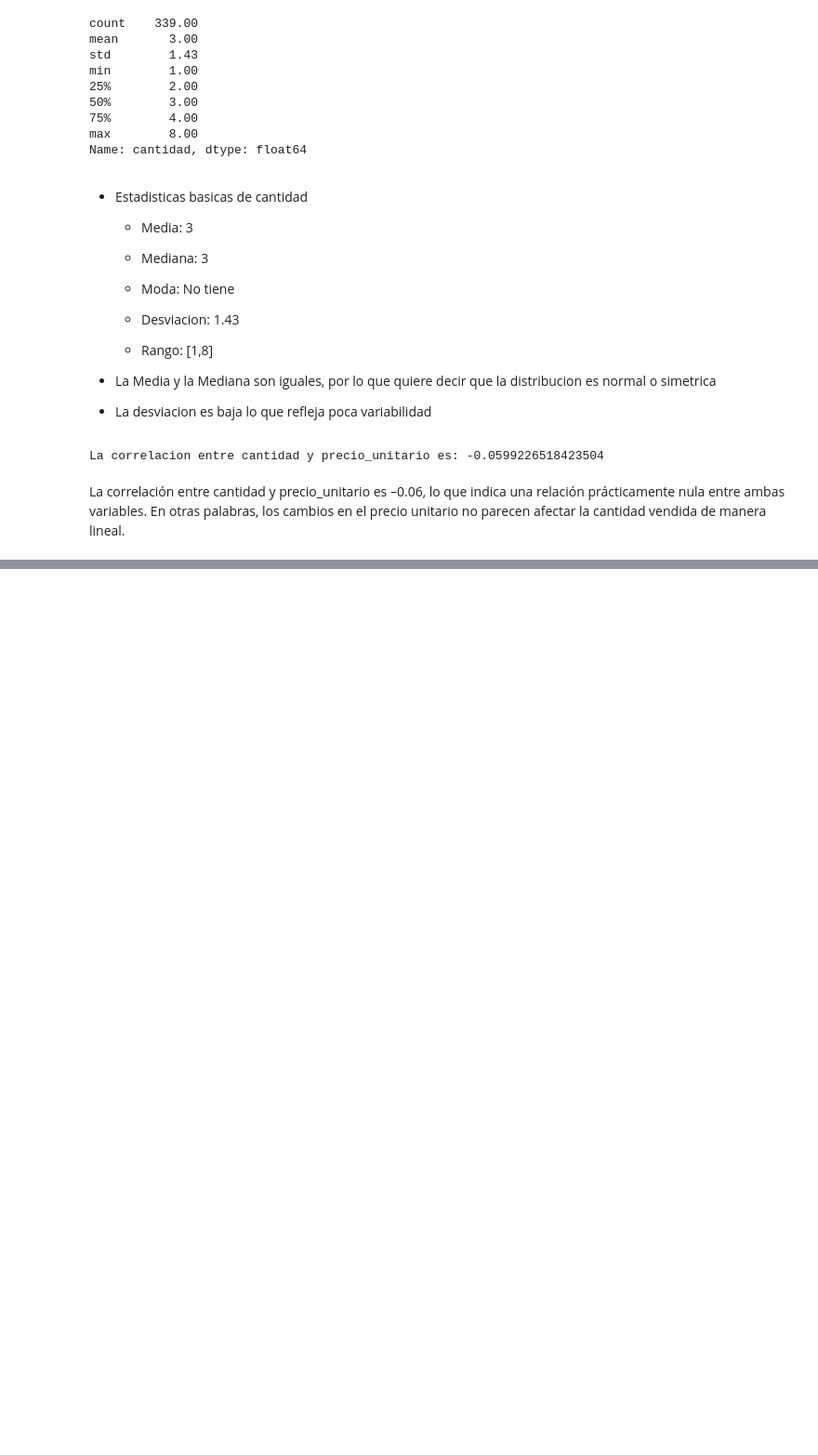
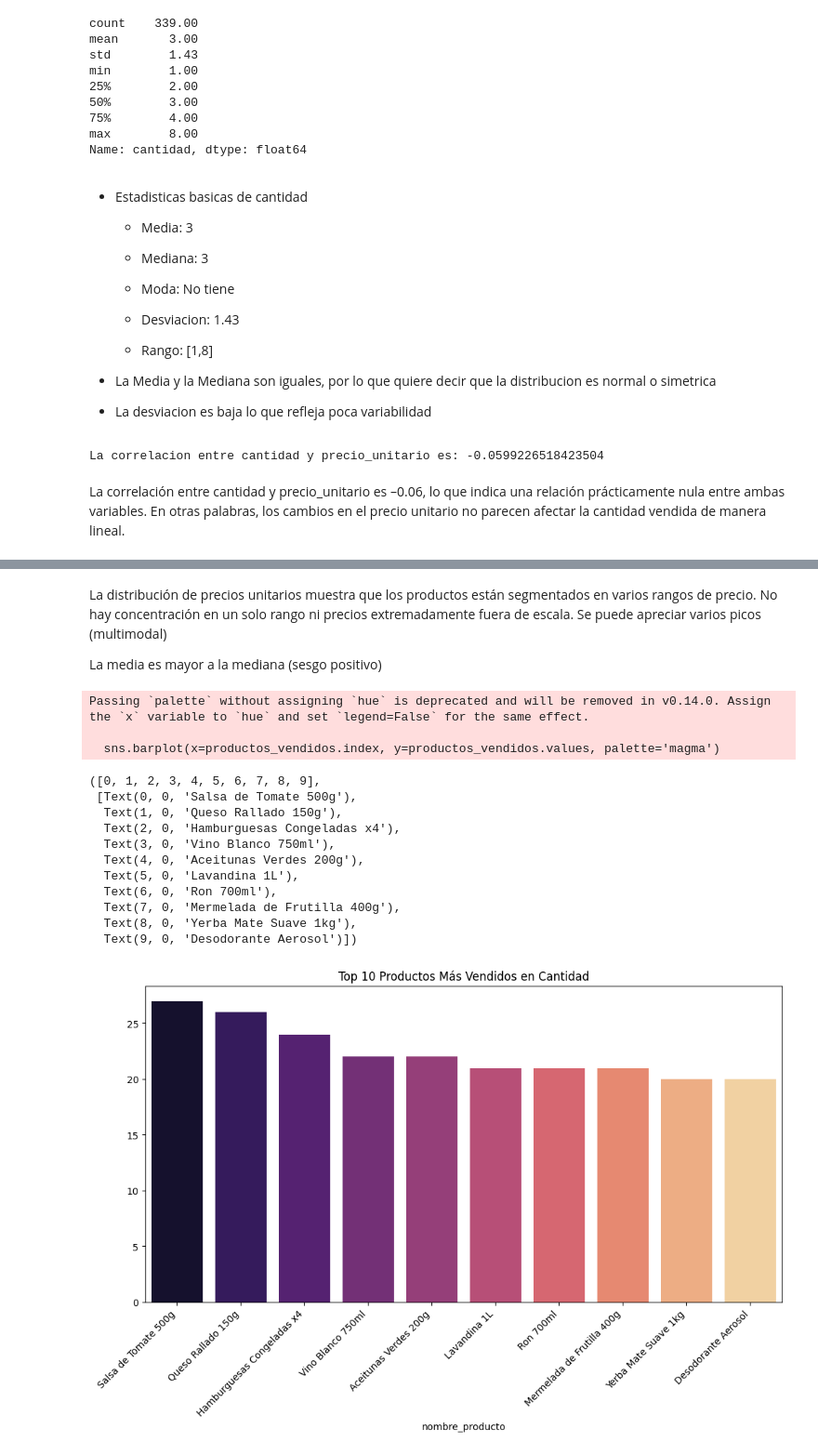
Before and after one commit to luisestebanardiles/Proyecto-Aurelion, a Jupyter notebook: limpieza_datos.ipynb, the cells around one changed output, grey strips where cells are left out. Shown: that part at 93% size. Drawn from its saved outputs; the diff is of its cells as text; code cells hidden in the pictures; blank space fills up the shorter version.

```diff
--- a/limpieza_datos.ipynb
+++ b/limpieza_datos.ipynb
@@ -546,0 +597,27 @@ En otras palabras, los cambios en el precio unitario no parecen afectar la canti
+# %% [markdown]
+La distribución de precios unitarios muestra que los productos están segmentados en varios rangos de precio. No hay concentración en un solo rango ni precios extremadamente fuera de escala. Se puede apreciar varios picos (multimodal)
+
+La media es mayor a la mediana (sesgo positivo)
+# %%
+# visualizar cual es el producto mas vendido en cantidad
+productos_vendidos = df_detalle_limpio.groupby('nombre_producto')['cantidad'].sum().sort_values(ascending=False).head(10)
+plt.figure(figsize=(12,6))
+sns.barplot(x=productos_vendidos.index, y=productos_vendidos.values, palette='magma')
+plt.title('Top 10 Productos Más Vendidos en Cantidad')
+plt.xticks(rotation=45, ha='right')
+# %% [output]
+Passing `palette` without assigning `hue` is deprecated and will be removed in v0.14.0. Assign the `x` variable to `hue` and set `legend=False` for the same effect.
+
+  sns.barplot(x=productos_vendidos.index, y=productos_vendidos.values, palette='magma')
+([0, 1, 2, 3, 4, 5, 6, 7, 8, 9],
+ [Text(0, 0, 'Salsa de Tomate 500g'),
+  Text(1, 0, 'Queso Rallado 150g'),
+  Text(2, 0, 'Hamburguesas Congeladas x4'),
+  Text(3, 0, 'Vino Blanco 750ml'),
+  Text(4, 0, 'Aceitunas Verdes 200g'),
+  Text(5, 0, 'Lavandina 1L'),
+  Text(6, 0, 'Ron 700ml'),
+  Text(7, 0, 'Mermelada de Frutilla 400g'),
+  Text(8, 0, 'Yerba Mate Suave 1kg'),
+  Text(9, 0, 'Desodorante Aerosol')])
+[figure, added]
```
Also changed, not shown: parts of 13 cells of this notebook.
